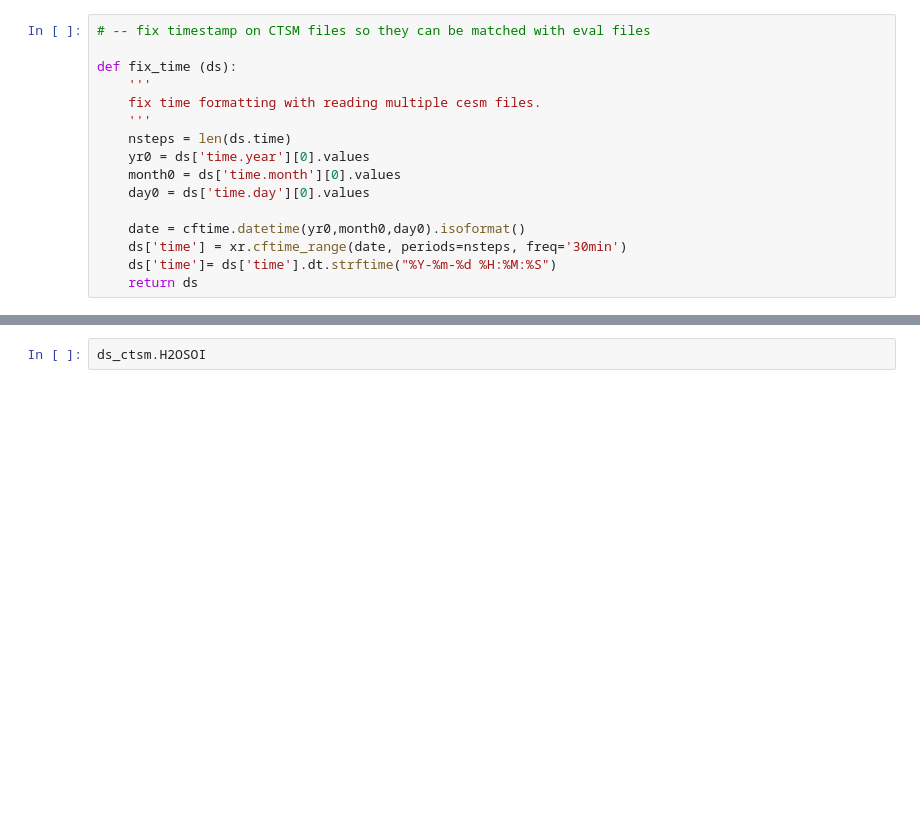
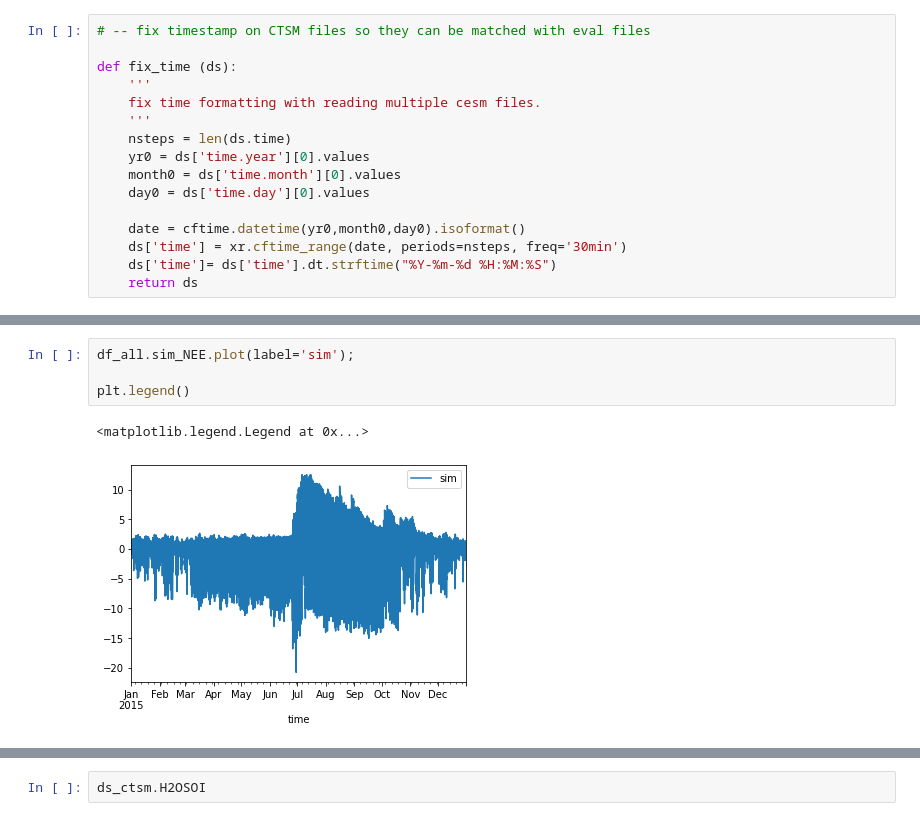
Before and after one commit to ntarasewicz/neon_scripts, a Jupyter notebook: notebooks/preprocessor_dailyNR1.ipynb, the cells around one changed output, grey strips where cells are left out. Saved outputs shown, nothing was run; the diff lists cells and outputs as text; blank space fills up the shorter version.

```diff
--- a/notebooks/preprocessor_dailyNR1.ipynb
+++ b/notebooks/preprocessor_dailyNR1.ipynb
@@ -160,0 +239,7 @@ Reading all simulation files took: 3.595088243484497 s.
+# %%
+df_all.sim_NEE.plot(label='sim');
+
+plt.legend()
+# %% [output]
+<matplotlib.legend.Legend at 0x...>
+[figure, added]
```
Also changed, not shown: parts of 23 cells of this notebook.
